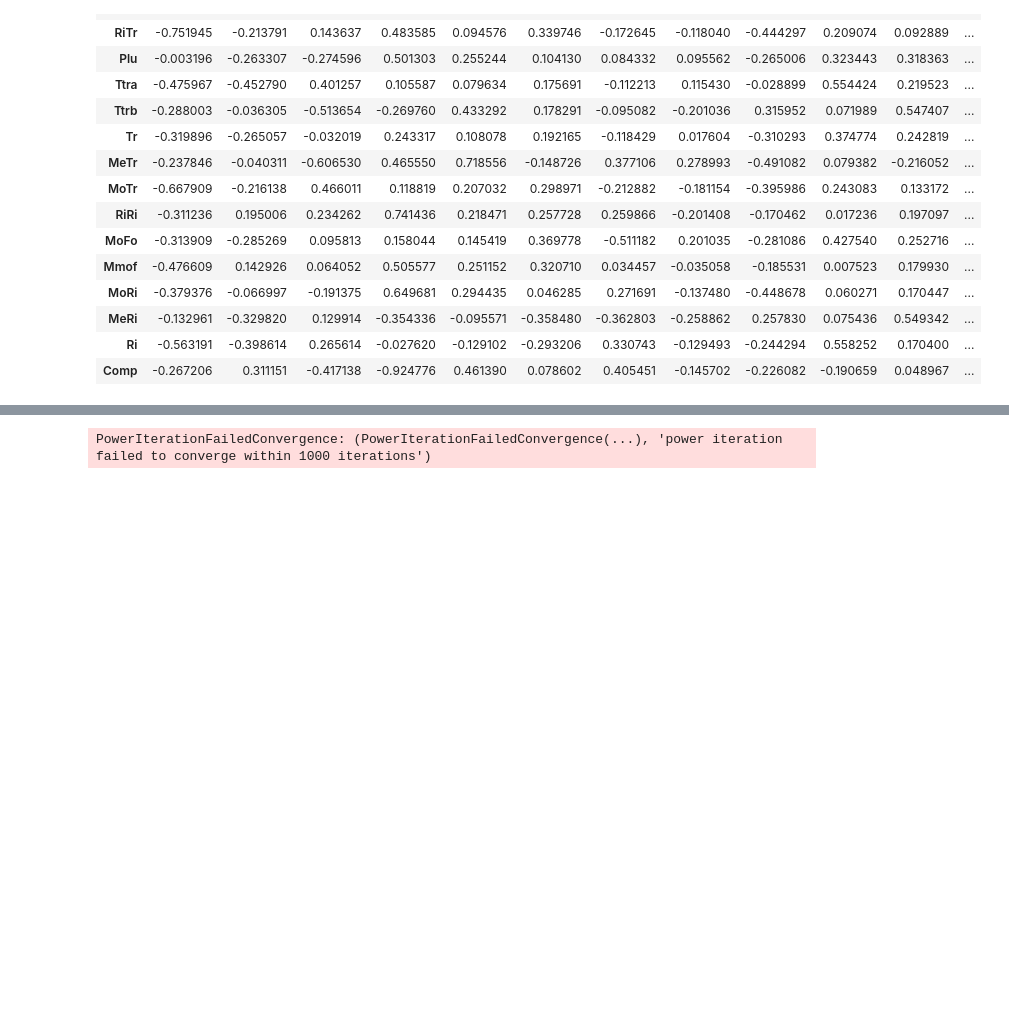
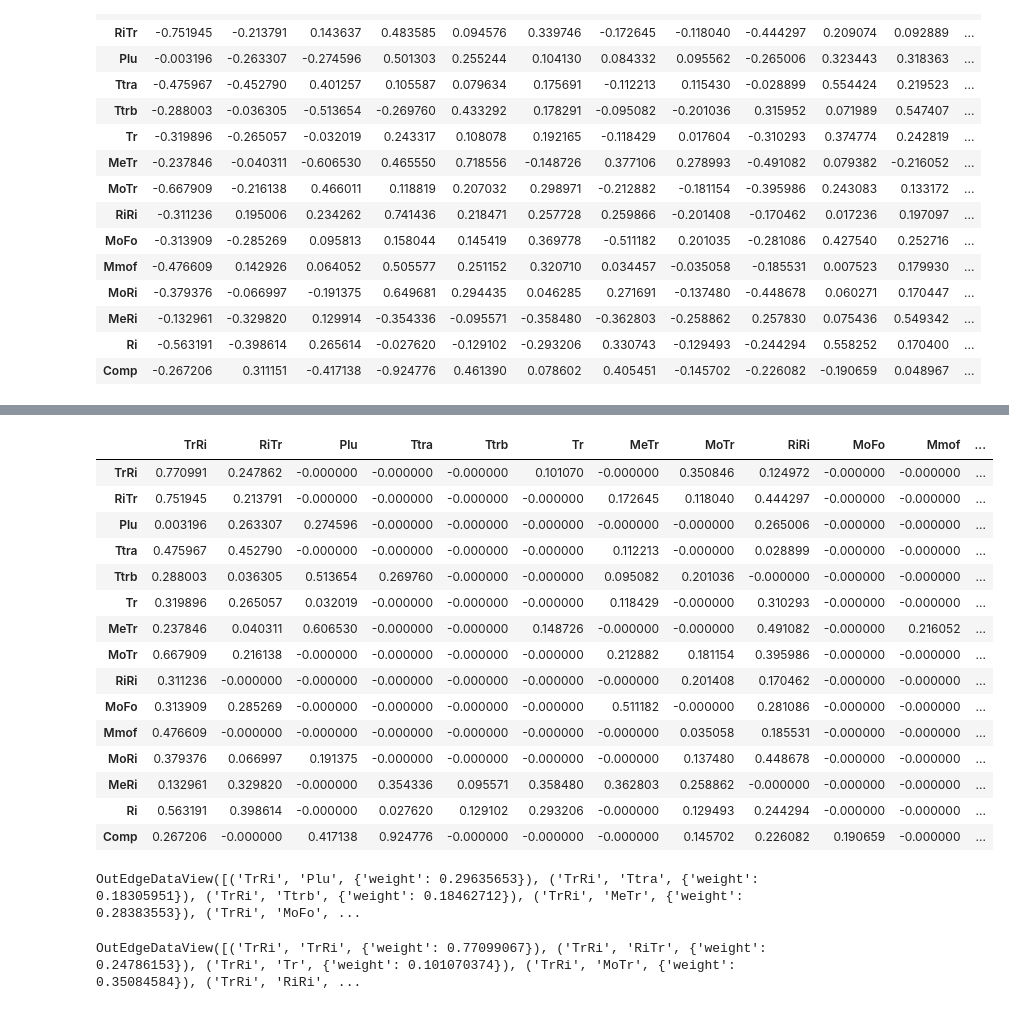
Before and after one commit to Ishikawa7/neural-network-with-fuzzified-inverter, a Jupyter notebook: page_rank_analysis.ipynb, the cells around one changed output, grey strips where cells are left out. Saved outputs shown, nothing was run; the diff lists cells and outputs as text; code cells hidden in the pictures; blank space fills up the shorter version.

Commit message:
page_rank_analysis

```diff
--- a/page_rank_analysis.ipynb
+++ b/page_rank_analysis.ipynb
@@ -39,3 +71,22 @@ df_weights_dict["soggetto_1"]
+# %%
+df_weights_neg_dict["soggetto_1"]
+# %% [output]
+|  | TrRi | RiTr | Plu | Ttra | Ttrb | Tr | MeTr | MoTr | RiRi | MoFo | Mmof | ... |
+| TrRi | 0.770991 | 0.247862 | -0.000000 | -0.000000 | -0.000000 | 0.101070 | -0.000000 | 0.350846 | 0.124972 | -0.000000 | -0.000000 | ... |
+| RiTr | 0.751945 | 0.213791 | -0.000000 | -0.000000 | -0.000000 | -0.000000 | 0.172645 | 0.118040 | 0.444297 | -0.000000 | -0.000000 | ... |
+| Plu | 0.003196 | 0.263307 | 0.274596 | -0.000000 | -0.000000 | -0.000000 | -0.000000 | -0.000000 | 0.265006 | -0.000000 | -0.000000 | ... |
+| Ttra | 0.475967 | 0.452790 | -0.000000 | -0.000000 | -0.000000 | -0.000000 | 0.112213 | -0.000000 | 0.028899 | -0.000000 | -0.000000 | ... |
+| Ttrb | 0.288003 | 0.036305 | 0.513654 | 0.269760 | -0.000000 | -0.000000 | 0.095082 | 0.201036 | -0.000000 | -0.000000 | -0.000000 | ... |
+| Tr | 0.319896 | 0.265057 | 0.032019 | -0.000000 | -0.000000 | -0.000000 | 0.118429 | -0.000000 | 0.310293 | -0.000000 | -0.000000 | ... |
+| MeTr | 0.237846 | 0.040311 | 0.606530 | -0.000000 | -0.000000 | 0.148726 | -0.000000 | -0.000000 | 0.491082 | -0.000000 | 0.216052 | ... |
+| MoTr | 0.667909 | 0.216138 | -0.000000 | -0.000000 | -0.000000 | -0.000000 | 0.212882 | 0.181154 | 0.395986 | -0.000000 | -0.000000 | ... |
+| RiRi | 0.311236 | -0.000000 | -0.000000 | -0.000000 | -0.000000 | -0.000000 | -0.000000 | 0.201408 | 0.170462 | -0.000000 | -0.000000 | ... |
+| MoFo | 0.313909 | 0.285269 | -0.000000 | -0.000000 | -0.000000 | -0.000000 | 0.511182 | -0.000000 | 0.281086 | -0.000000 | -0.000000 | ... |
+| Mmof | 0.476609 | -0.000000 | -0.000000 | -0.000000 | -0.000000 | -0.000000 | -0.000000 | 0.035058 | 0.185531 | -0.000000 | -0.000000 | ... |
+| MoRi | 0.379376 | 0.066997 | 0.191375 | -0.000000 | -0.000000 | -0.000000 | -0.000000 | 0.137480 | 0.448678 | -0.000000 | -0.000000 | ... |
+| MeRi | 0.132961 | 0.329820 | -0.000000 | 0.354336 | 0.095571 | 0.358480 | 0.362803 | 0.258862 | -0.000000 | -0.000000 | -0.000000 | ... |
+| Ri | 0.563191 | 0.398614 | -0.000000 | 0.027620 | 0.129102 | 0.293206 | -0.000000 | 0.129493 | 0.244294 | -0.000000 | -0.000000 | ... |
+| Comp | 0.267206 | -0.000000 | 0.417138 | 0.924776 | -0.000000 | -0.000000 | -0.000000 | 0.145702 | 0.226082 | 0.190659 | -0.000000 | ... |
 # %%
 # for every weight matrix, create a directed graph
 # create one node for each column
@@ -54,3 +111,11 @@ for subject in subjects:
+# %%
+G_dict_pos["soggetto_1"].edges(data=True)
+# %% [output]
+OutEdgeDataView([('TrRi', 'Plu', {'weight': 0.29635653}), ('TrRi', 'Ttra', {'weight': 0.18305951}), ('TrRi', 'Ttrb', {'weight': 0.18462712}), ('TrRi', 'MeTr', {'weight': 0.28383553}), ('TrRi', 'MoFo', ...
+# %%
+G_dict_neg["soggetto_1"].edges(data=True)
+# %% [output]
+OutEdgeDataView([('TrRi', 'TrRi', {'weight': 0.77099067}), ('TrRi', 'RiTr', {'weight': 0.24786153}), ('TrRi', 'Tr', {'weight': 0.101070374}), ('TrRi', 'MoTr', {'weight': 0.35084584}), ('TrRi', 'RiRi', ...
 # %%
 # for each graph, compute the PageRank and organize the results in a dataframe
 # the dataframe will have the following columns:
@@ -58,11 +123,8 @@ for subject in subjects:
 # - page_rank: the PageRank value of the node
 # - subject: the subject to which the node belongs
 
-df_page_rank_dict = {}
+df_page_rank_dict_pos = {}
+df_page_rank_dict_neg = {}
 for subject in subjects:
-    df_page_rank_dict[subject] = pd.DataFrame(list(nx.pagerank( G_dict[subject], max_iter=1000).items()),columns=["node","page_rank"])
-    df_page_rank_dict[subject]["subject"] = subject
-
-df_page_rank_dict["soggetto_1"]
+    df_page_rank_dict_pos[subject] = pd.DataFrame(list(nx.pagerank( G_dict_pos[subject], max_iter=100).items()),columns=["node","page_rank"])
+    df_page_rank_dict_neg[subject] = pd.DataFrame(list(nx.pagerank( G_dict_neg[subject], max_iter=100).items()),columns=["node","page_rank"])
-# %% [output]
-PowerIterationFailedConvergence: (PowerIterationFailedConvergence(...), 'power iteration failed to converge within 1000 iterations')
```
Also changed, not shown: parts of 8 cells of this notebook, 1 other file.
